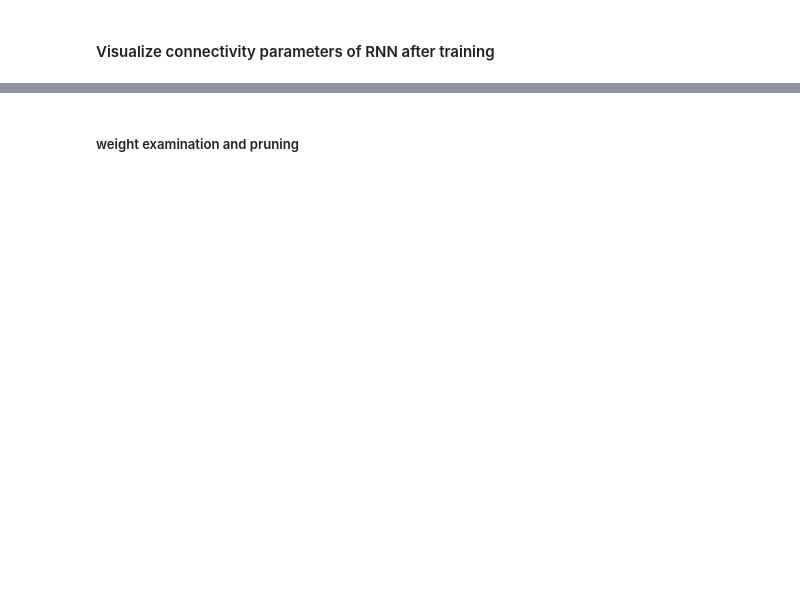
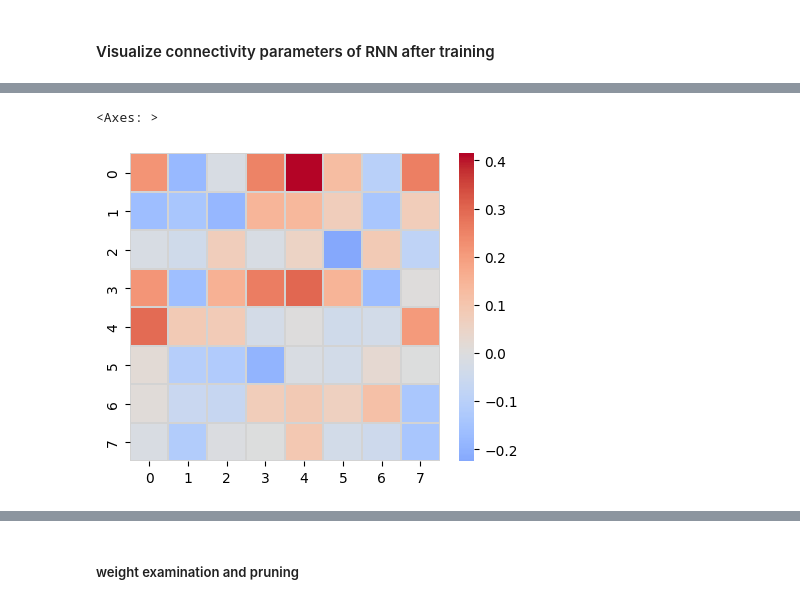
Before and after one commit to jingxuanf0214/latentcircuit, a Jupyter notebook: Tutorial.ipynb, the cells around one changed output, grey strips where cells are left out. Drawn from its saved outputs; the diff is of its cells as text; code cells hidden in the pictures; blank space fills up the shorter version.

```diff
--- a/Tutorial.ipynb
+++ b/Tutorial.ipynb
@@ -154,0 +189,7 @@ plt.show()
+# %%
+low_rank_pruned = U[:, :8].T @ recurrent_weight_matrix @ Vt[:, :8]
+fig, ax = plt.subplots(figsize=(5, 4))
+sns.heatmap(low_rank_pruned, center=0, cmap='coolwarm', linewidths=0.1, linecolor='lightgray',ax=ax)
+# %% [output]
+<Axes: >
+[figure, added]
```
Also changed, not shown: parts of 8 cells of this notebook.
